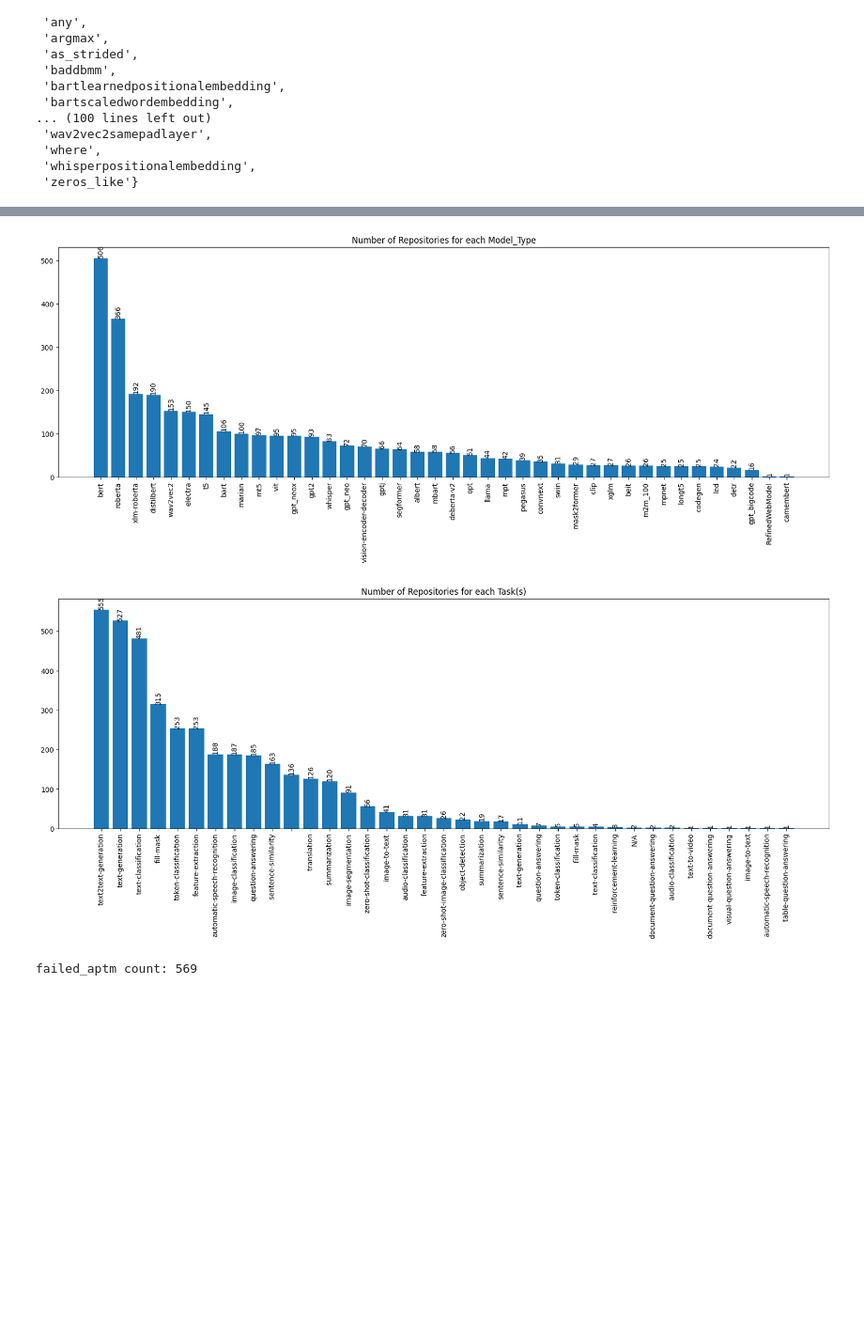
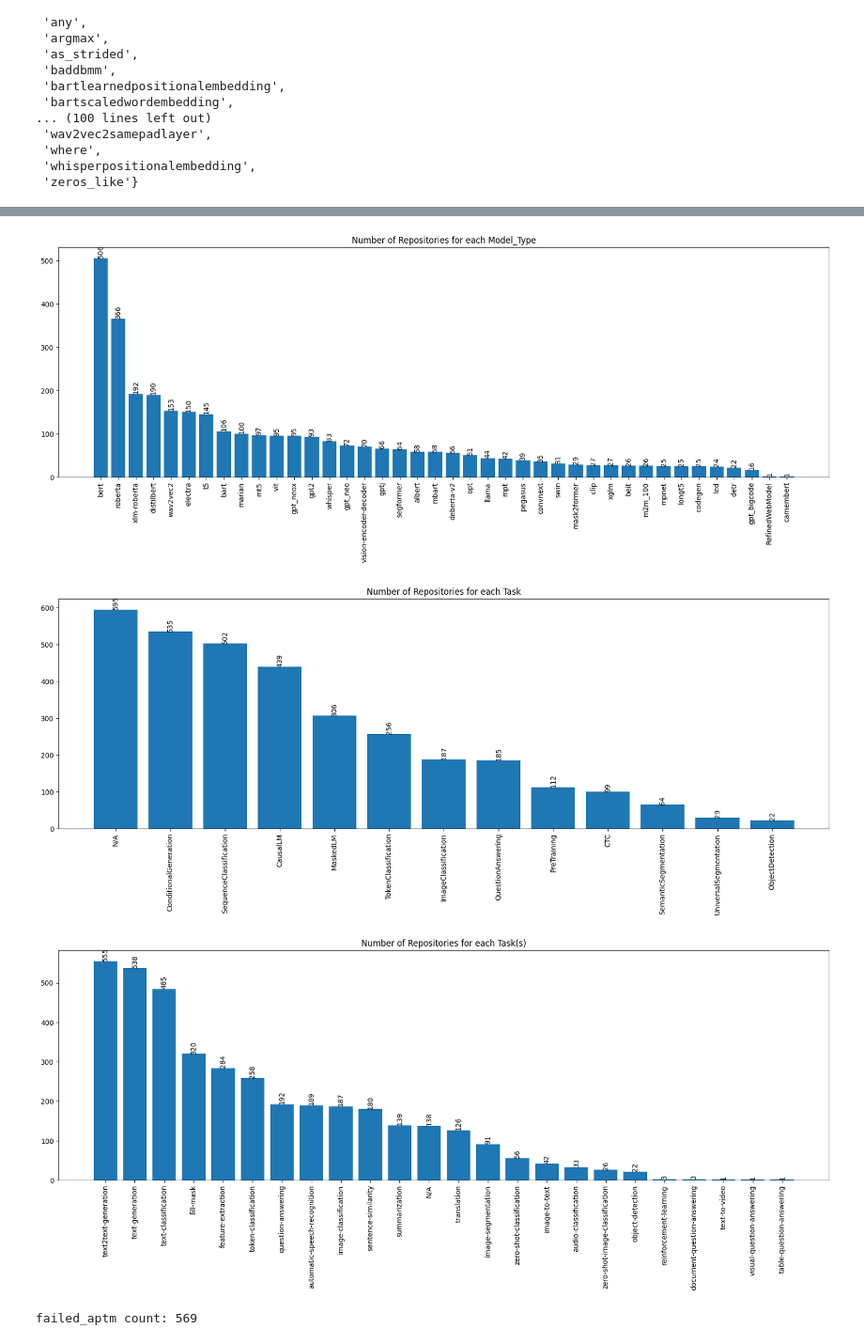
Before and after one commit to PurdueDualityLab/PTM-Naming, a Jupyter notebook: data_files/scripts/repo_success_figure.ipynb, the cells around one changed output, grey strips where cells are left out. Shown at 94% size. Saved outputs shown, nothing was run; the diff lists cells and outputs as text; code cells hidden in the pictures; blank space fills up the shorter version.

```diff
--- a/data_files/scripts/repo_success_figure.ipynb
+++ b/data_files/scripts/repo_success_figure.ipynb
@@ -236,13 +236,22 @@ for model in model_list_raw:
     if 'Model' in model[1]:
         meta_data['task'] = 'N/A'
     elif 'For' in model[1]:
-        meta_data['task'] = model[1].split('For')[1]
+        chunks = model[1].split('For')
+        if len(chunks) > 2:
+            _task = chunks[2]
+        else:
+            _task = chunks[1]
+
+        meta_data['task'] = _task
     else:
         temp.add(model[1])
-    if model[3] == None:
+    if model[3] != None:
+        tasks = ', '.join(tag for tag in model[3].split(',') if tag in task_list)
+        if tasks == '':
+            tasks = 'N/A'
+        meta_data['tasks'] = tasks
+    else:
         meta_data['tasks'] = 'N/A'
-    else:
-        meta_data['tasks'] = ', '.join(tag for tag in model[3].split(',') if tag in task_list)
     print(meta_data)
 
     with open(f"{file_path}/ann/{meta_data['repo_name']}.json", 'r') as f:
@@ -327,6 +336,7 @@ from collections import Counter, OrderedDict
 
 arch = {}
 model_type = {}
+task_dict = {} # task = arch - model_type
 tasks = {}
 for data in dataset:
     if data['arch'] not in arch:
@@ -337,7 +347,12 @@ for data in dataset:
         model_type[data['model_type']] = 1
     else:
         model_type[data['model_type']] += 1
-    for task in data['tasks'].split(','):
+    if data['task'] not in task_dict:
+        task_dict[data['task']] = 1
+    else:
+        task_dict[data['task']] += 1
+
+    for task in data['tasks'].split(', '):
         if task not in tasks:
             tasks[task] = 1
         else:
@@ -349,15 +364,19 @@ print(a)
 m = Counter(model_type)
 m = OrderedDict(sorted(m.items(), key=lambda x: x[1], reverse=True))
 print(c)
-t = Counter(tasks)
+t = Counter(task_dict)
 t = OrderedDict(sorted(t.items(), key=lambda x: x[1], reverse=True))
 print(t)
+ts = Counter(tasks)
+ts = OrderedDict(sorted(ts.items(), key=lambda x: x[1], reverse=True))
+print(ts)
 
 # arch_count = {k: len(v) for k, v in sorted(arch_to_repo_name.items(), key=lambda item: item[1], reverse=True)}
 # arch_count = dict(sorted(arch_to_repo_name_count.items(), key=lambda v: v[1], reverse=True))
 plot(dict(a), "Number of Repositories for each Architecture")
 plot(dict(m), "Number of Repositories for each Model_Type")
-plot(dict(t), "Number of Repositories for each Task(s)")
+plot(dict(t), "Number of Repositories for each Task")
+plot(dict(ts), "Number of Repositories for each Task(s)")
 # %% [output]
 OrderedDict([('MarianMTModel', 100), ('MT5ForConditionalGeneration', 99), ('Wav2Vec2ForCTC', 99), ('BertForTokenClassification', 96), ('RobertaForMaskedLM', 96), ('BertForQuestionAnswering', 96), ('Vi ...
 <sqlite3.Cursor object at 0x...>
@@ -365,6 +385,7 @@ OrderedDict([('text2text-generation', 555), ('text-generation', 527), ('text-cla
 [figure]
 [figure]
-[figure, old version]
+[figure, new version]
+[figure, added]
 # %%
 import json
 
```
Also changed, not shown: parts of 2 cells of this notebook.
